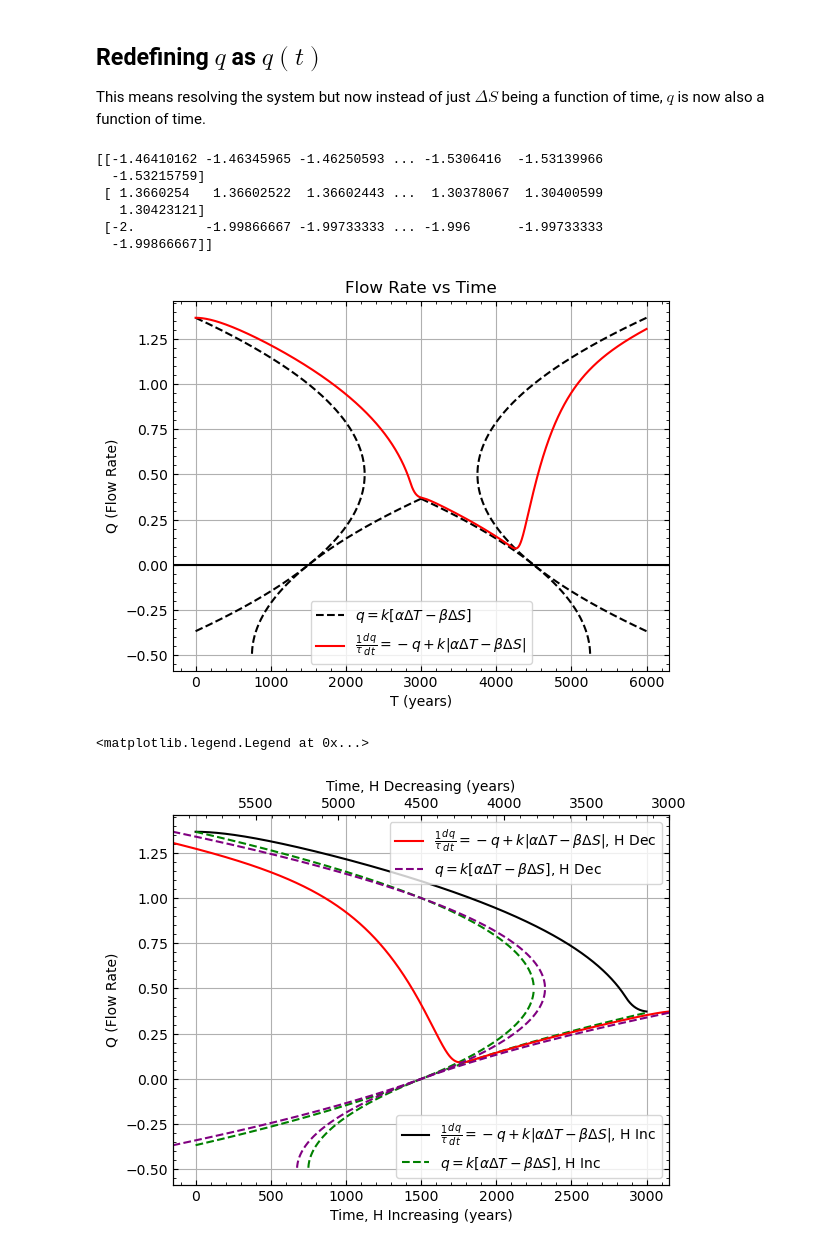
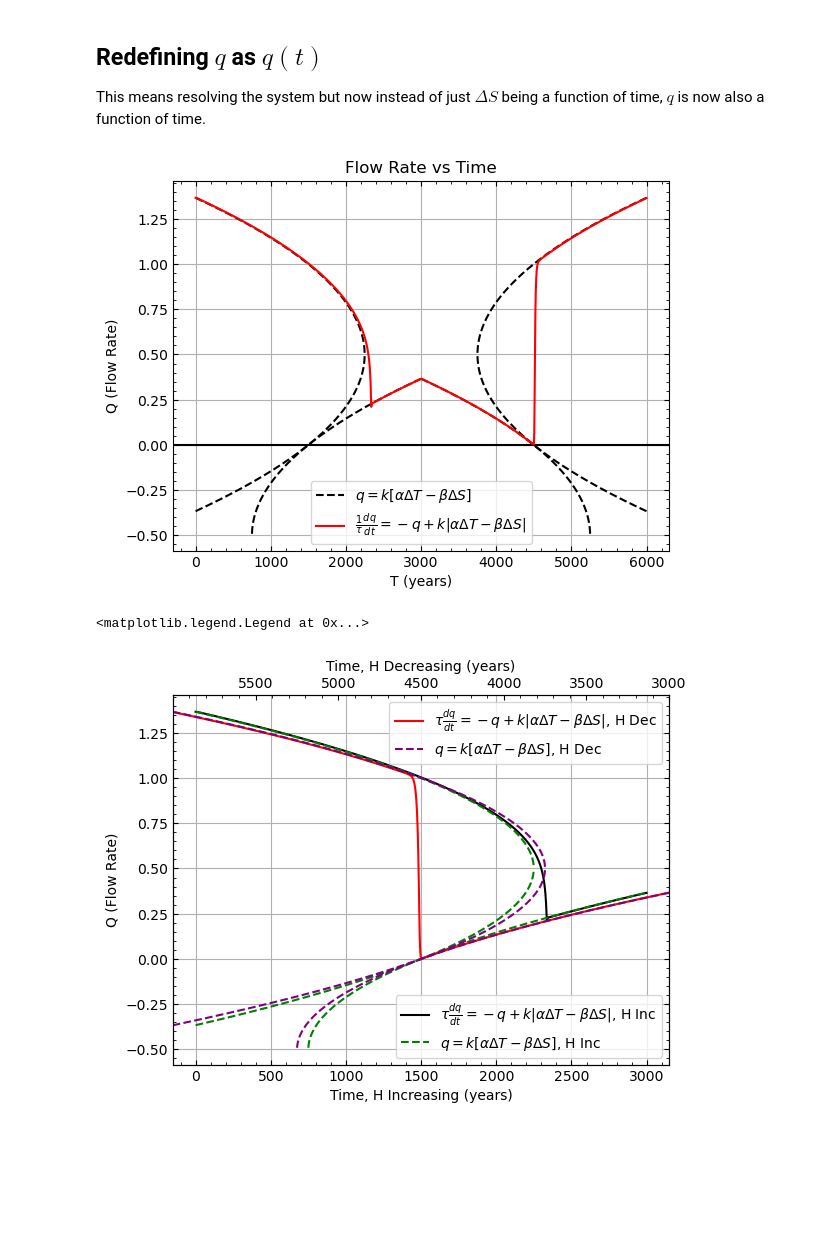
Before and after one commit to nsfuss/AMOC-Senior-Project, a Jupyter notebook: QvsT Modeling.ipynb, the cells around one changed output. Drawn from its saved outputs; the diff is of its cells as text; code cells hidden in the pictures; blank space fills up the shorter version.

Commit message:
Fixed dq/dt and added graphs to see what happens as tau changes

```diff
--- a/QvsT Modeling.ipynb
+++ b/QvsT Modeling.ipynb
@@ -85,21 +85,18 @@ def dqdtTest(t, y, args, n, H_start, H_end, tau):
 n = 6000
 H_start = -2
 H_end = 2
-tau = 350
 qinital = q0[0][0]
 DSinitial = dSi0 = Args[1]*Args[2] * (1/2 - np.sqrt(1/4 - H_start*Args[0]/(Args[3]*(Args[1]**2)*(Args[2]**2)))) / Args[0]
 
 y0 = np.array([DSinitial, qinital, H_start])
 
-sol = integ.solve_ivp(dqdtTest,(0,n),y0,atol=1e-12, rtol=1e-12, args=([Args, n, H_start, H_end, tau]), t_eval=(np.arange(n)))
-print(sol.y)
+sol = integ.solve_ivp(dqdtTest,(0,n),y0,atol=1e-12, rtol=1e-12, args=([Args, n, H_start, H_end, 10]), t_eval=(np.arange(n)))
+
+sol1 = integ.solve_ivp(dqdtTest,(0,n),y0,atol=1e-12, rtol=1e-12, args=([Args, n, H_start, H_end, 100]), t_eval=(np.arange(n)))
+
+sol2 = integ.solve_ivp(dqdtTest,(0,n),y0,atol=1e-12, rtol=1e-12, args=([Args, n, H_start, H_end, 500]), t_eval=(np.arange(n)))
+
+sol3 = integ.solve_ivp(dqdtTest,(0,n),y0,atol=1e-12, rtol=1e-12, args=([Args, n, H_start, H_end, 1000]), t_eval=(np.arange(n)))
-# %% [output]
-[[-1.46410162 -1.46345965 -1.46250593 ... -1.5306416  -1.53139966
-  -1.53215759]
- [ 1.3660254   1.36602522  1.36602443 ...  1.30378067  1.30400599
-   1.30423121]
- [-2.         -1.99866667 -1.99733333 ... -1.996      -1.99733333
-  -1.99866667]]
 # %%
 
 
@@ -122,36 +119,41 @@ plt.legend()
 plt.grid()
 #plt.legend()
 # %% [output]
-[figure, old version]
+[figure, new version]
 # %%
 # Setting up the plot with increasing H going left to right and decreasing H going right to left
 
 qInc = sol.y[1][:3000]
+qInc1 = sol1.y[1][:3000]
+qInc2 = sol2.y[1][:3000]
+qInc3 = sol3.y[1][:3000]
 tInc = sol.t[:3000]
 
 qDec = sol.y[1][3000:]
+qDec1 = sol1.y[1][3000:]
+qDec2 = sol2.y[1][3000:]
+qDec3 = sol3.y[1][3000:]
 tDec = sol.t[3000:]
 
 fig, ax1 = plt.subplots()
 ax1.grid()
 
 ax1.set_xlabel('Time, H Increasing (years)')
 ax1.set_ylabel('Q (Flow Rate)')
-ax1.plot(tInc, qInc, color='k',label=r'$\frac{1}{\tau} \frac{dq}{dt}=-q + k|\alpha \Delta T - \beta \Delta S|$, H Inc')
+ax1.plot(tInc, qInc, color='k',label=r'$\tau \frac{dq}{dt}=-q + k|\alpha \Delta T - \beta \Delta S|$, H Inc')
 ax1.plot(times[0], q0[0], color='g',ls='--',label=r'$q=k[\alpha \Delta T - \beta \Delta S]$, H Inc')
 ax1.plot(times[2], q1[0], color='g',ls='--')
 ax1.plot(times[4], q2[0], color='g',ls='--')
-ax1.legend()
-
+ax1.legend(loc='lower right')
 ax2 = ax1.twiny()
 
 ax2.set_xlabel('Time, H Decreasing (years)')
-ax2.plot(tDec,qDec, color='r',label=r'$\frac{1}{\tau} \frac{dq}{dt}=-q + k|\alpha \Delta T - \beta \Delta S|$, H Dec')
+ax2.plot(tDec,qDec, color='r',label=r'$\tau \frac{dq}{dt}=-q + k|\alpha \Delta T - \beta \Delta S|$, H Dec')
 ax2.set_xlim((tDec[-1],tDec[0]))
 ax2.plot(times[1], q0[1], color='purple',ls='--',label=r'$q=k[\alpha \Delta T - \beta \Delta S]$, H Dec')
 ax2.plot(times[3], q1[1], color='purple',ls='--')
 ax2.plot(times[5], q2[1] , color='purple',ls='--')
-ax2.legend()
+ax2.legend(loc='upper right')
 # %% [output]
 <matplotlib.legend.Legend at 0x...>
-[figure, old version]
+[figure, new version]
```
Also changed, not shown: parts of 6 cells of this notebook.
